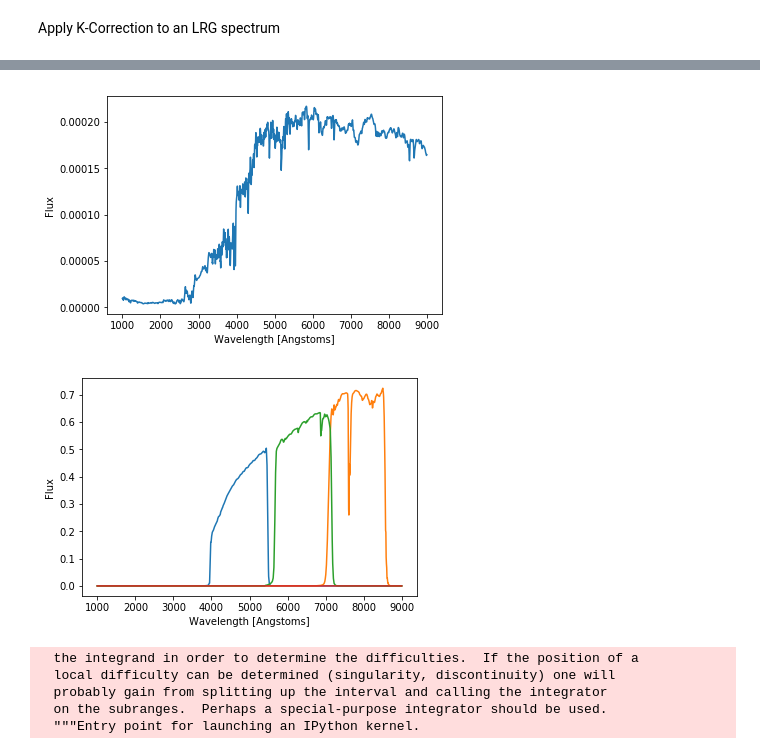
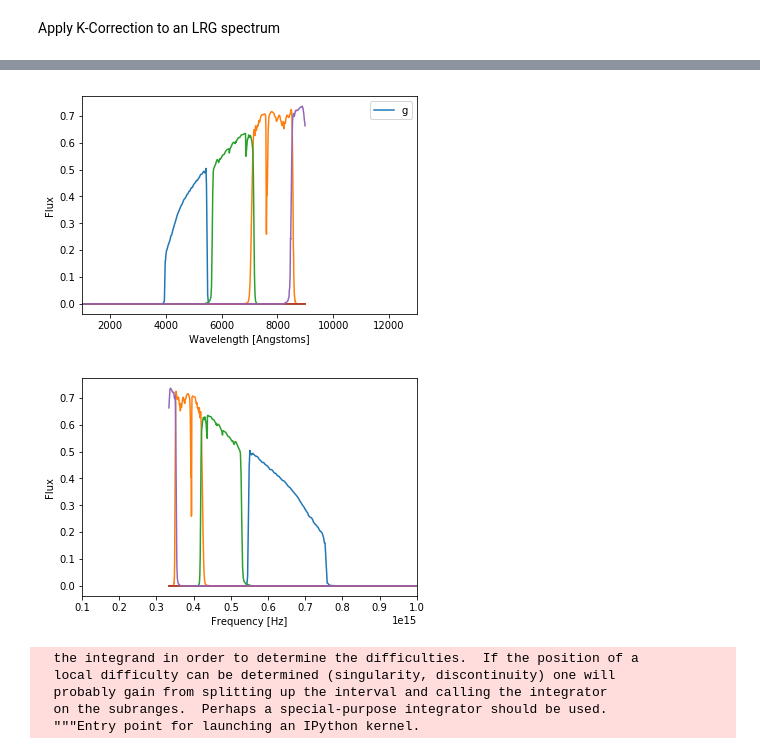
Before and after one commit to rmorgan10/kcorrection, a Jupyter notebook: KCorrection.ipynb, the cells around one changed output, grey strips where cells are left out. Saved outputs shown, nothing was run; the diff lists cells and outputs as text; code cells hidden in the pictures.

```diff
--- a/KCorrection.ipynb
+++ b/KCorrection.ipynb
@@ -44,0 +35,9 @@ plt.show()
+# %%
+df['FREQUENCY'] = 2.99792458e18 / df['LAMBDA'].values
+df.head()
+plt.figure()
+plt.plot(df['FREQUENCY'], df['FLAMBDA'])
+plt.title('Spectrum')
+plt.xlabel("Frequency [Hz]")
+plt.ylabel("Flux")
+plt.show()
@@ -44,0 +46,8 @@ plt.show()
+# %%
+# Comand shell - transmission curves of the filters files
+print('Number of rows in the g filter transmission file:')
+! cat filters/DECam_g.dat | wc -l
+passband = pd.read_csv('filters/DECam_g.dat',
+                           names=['WAVELENGTH', 'TRANSMISSION'],
+                           delim_whitespace=True, comment='#')
+passband.head()
@@ -75,32 +94,46 @@ g_transmission_frequency, g_transmission_wavelength = read_passband('g')
 i_transmission_frequency, i_transmission_wavelength = read_passband('i')
 r_transmission_frequency, r_transmission_wavelength = read_passband('r')
 y_transmission_frequency, y_transmission_wavelength = read_passband('Y')
+z_transmission_frequency, z_transmission_wavelength = read_passband('z')
 # %%
-g_transmission = g_transmission_wavelength(df['LAMBDA'].values)
-i_transmission = i_transmission_wavelength(df['LAMBDA'].values)
-r_transmission = r_transmission_wavelength(df['LAMBDA'].values)
-y_transmission = y_transmission_wavelength(df['LAMBDA'].values)
+g_transmission_w = g_transmission_wavelength(df['LAMBDA'].values)
+i_transmission_w = i_transmission_wavelength(df['LAMBDA'].values)
+r_transmission_w = r_transmission_wavelength(df['LAMBDA'].values)
+y_transmission_w = y_transmission_wavelength(df['LAMBDA'].values)
+z_transmission_w = z_transmission_wavelength(df['LAMBDA'].values)
+
+g_transmission_f = g_transmission_frequency(df['FREQUENCY'].values)
+i_transmission_f = i_transmission_frequency(df['FREQUENCY'].values)
+r_transmission_f = r_transmission_frequency(df['FREQUENCY'].values)
+y_transmission_f = y_transmission_frequency(df['FREQUENCY'].values)
+z_transmission_f = z_transmission_frequency(df['FREQUENCY'].values)
 # %%
 plt.figure()
-plt.plot(df['LAMBDA'], df['FLAMBDA'])
-
+plt.xlim(1000,13000)
+plt.plot(df['LAMBDA'].values, g_transmission_w)
+plt.plot(df['LAMBDA'].values, i_transmission_w)
+plt.plot(df['LAMBDA'].values, r_transmission_w)
+plt.plot(df['LAMBDA'].values, y_transmission_w)
+plt.plot(df['LAMBDA'].values, z_transmission_w)
+plt.legend('g')
 plt.xlabel("Wavelength [Angstoms]")
 plt.ylabel("Flux")
 plt.show()
 # %% [output]
-[figure, old version]
+[figure, new version]
 # %%
 plt.figure()
-plt.plot(df['LAMBDA'].values, g_transmission)
-plt.plot(df['LAMBDA'].values, i_transmission)
-plt.plot(df['LAMBDA'].values, r_transmission)
-plt.plot(df['LAMBDA'].values, y_transmission)
-
-plt.xlabel("Wavelength [Angstoms]")
+plt.xlim(1e14,1e15)
+plt.plot(df['FREQUENCY'].values, g_transmission_f)
+plt.plot(df['FREQUENCY'].values, i_transmission_f)
+plt.plot(df['FREQUENCY'].values, r_transmission_f)
+plt.plot(df['FREQUENCY'].values, y_transmission_f)
+plt.plot(df['FREQUENCY'].values, z_transmission_f)
+plt.xlabel("Frequency [Hz]")
 plt.ylabel("Flux")
 plt.show()
 # %% [output]
-[figure, old version]
+[figure, new version]
 # %%
 from scipy.integrate import quad
 # %%
```
Also changed, not shown: parts of 7 cells of this notebook.
